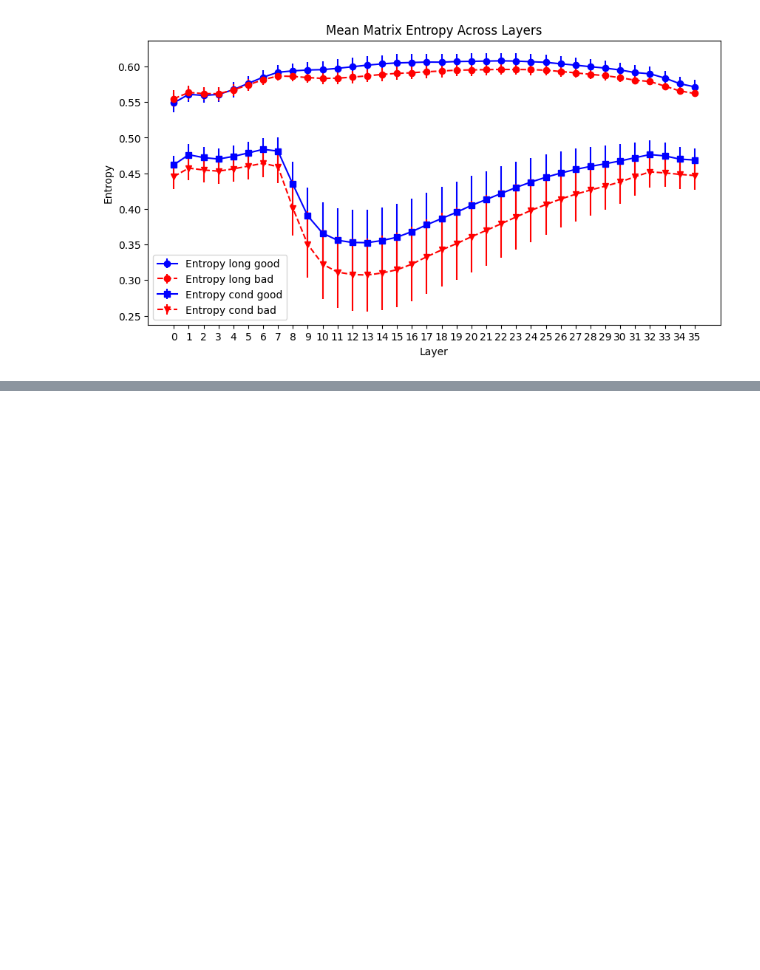
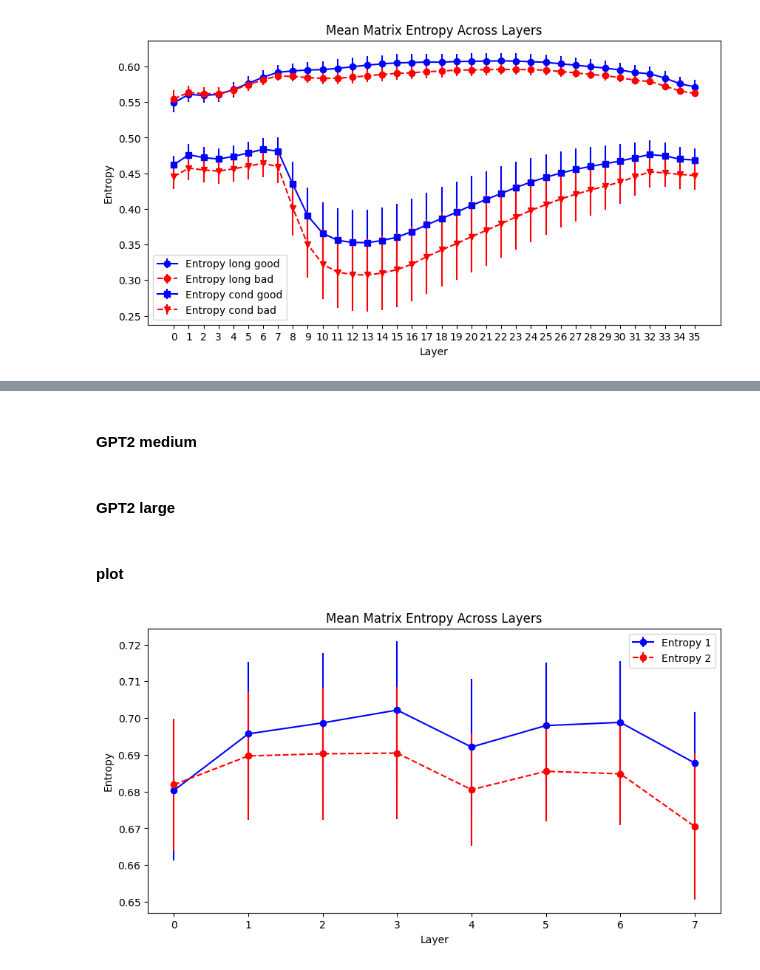
Before and after one commit to YichongLiang/Exploring-Matrix-Entropy-Across-LLM-Layers, a Jupyter notebook: main.ipynb, the cells around one changed output, grey strips where cells are left out. Cells and saved outputs as stored; diff of their text form; code cells hidden in the pictures; blank space fills up the shorter version.

```diff
--- a/main.ipynb
+++ b/main.ipynb
@@ -265,16 +154,0 @@ with open('bad_stories_cond.json', 'w') as file:
-# %%
-stories_good_long_json = [
-    {"text": story} for story in stories_good_long
-]
-
-stories_bad_long_json = [
-    {"text": story} for story in stories_bad_long
-]
-
-# Writing the good stories to a JSON file
-with open('good_stories_long.json', 'w') as file:
-    json.dump(stories_good_long_json, file, indent=4)
-
-# Writing the bad stories to a JSON file
-with open('bad_stories_long.json', 'w') as file:
-    json.dump(stories_bad_long_json, file, indent=4)
@@ -280,0 +157,8 @@ with open('bad_stories_long.json', 'w') as file:
+# %%
+import json
+def load_json_data(filename):
+    with open(filename, 'r') as file:
+        data = json.load(file)
+    return data
+
+child_stories = load_json_data('./data/child_stories.json')
@@ -402,0 +297,5 @@ plot_across_layers(
+# %%
+worlds_stories = load_json_data('./data/worlds_stories.json')
+
+utopian_stories = worlds_stories['Utopian Worlds']
+dystopian_stories = worlds_stories['Dystopian Worlds']
@@ -402,0 +304,3 @@ plot_across_layers(
+# %%
+Entropy_tiny_utopian_mean, Entropy_tiny_utopian_std = entropy_cal_dataset(utopian_stories,MODEL1)
+Entropy_tiny_dytopian_mean, Entropy_tiny_dytopian_std = entropy_cal_dataset(dystopian_stories,MODEL1)
@@ -402,0 +312,2 @@ plot_across_layers(
+# %% [markdown]
+#### GPT2 medium
@@ -402,0 +317,2 @@ plot_across_layers(
+# %% [markdown]
+#### GPT2 large
@@ -402,0 +322,15 @@ plot_across_layers(
+# %% [markdown]
+#### plot
+# %%
+plot_across_layers(
+    Entropy_tiny_utopian_mean,
+    Entropy_tiny_utopian_std,
+    Entropy_tiny_dytopian_mean,
+    Entropy_tiny_dytopian_std,
+    None,
+    None,
+    None,
+    None
+)
+# %% [output]
+[figure, added]
```
Also changed, not shown: parts of 40 cells of this notebook, 6 other files.
